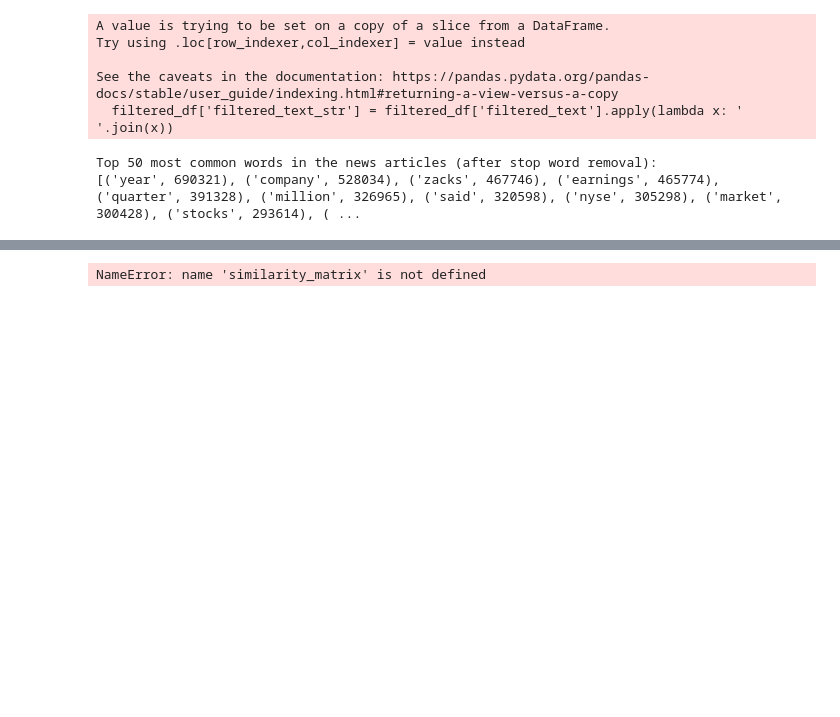
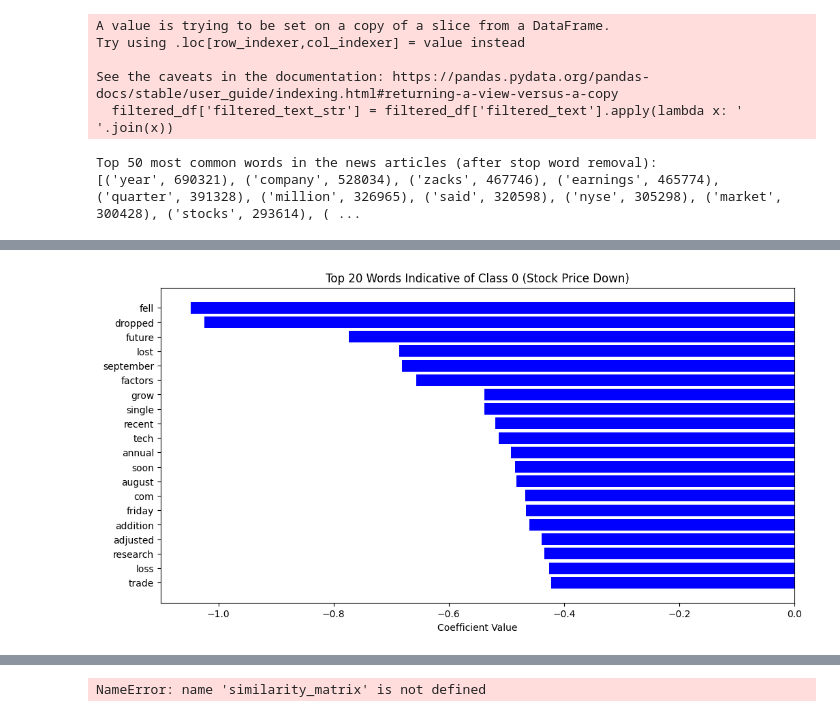
Before and after one commit to GeorgeAntono/Stock-Movement-Prediction, a Jupyter notebook: Data_preprocessing.ipynb, the cells around one changed output, grey strips where cells are left out. Drawn from its saved outputs; the diff is of its cells as text; code cells hidden in the pictures; blank space fills up the shorter version.

Commit message:
Fixed 20 Indicative words based on class

```diff
--- a/Data_preprocessing.ipynb
+++ b/Data_preprocessing.ipynb
@@ -184,0 +129,4 @@ plt.show()
+# %%
+# Train a linear classifier (e.g., Logistic Regression) on the TF-IDF matrix
+clf = LogisticRegression(max_iter=1000)
+clf.fit(tfidf_matrix, filtered_df['target'])
@@ -184,0 +159,23 @@ plt.show()
+# %%
+# Correct function to print top informative features for binary classification
+def print_top_features(vectorizer, coef):
+    """Prints features with the highest coefficient values for binary classification."""
+    feature_names = vectorizer.get_feature_names_out()
+
+    # Top 20 features with the most negative coefficients (indicative of Class 0)
+    top_features_class_0 = np.argsort(coef)[:20]
+    print("\nTop 20 Words Indicative of Class 0 (Stock Price Down):")
+    print(" ".join(feature_names[j] for j in top_features_class_0))
+
+    # Top 20 features with the most positive coefficients (indicative of Class 1)
+    top_features_class_1 = np.argsort(coef)[-20:]
+    print("\nTop 20 Words Indicative of Class 1 (Stock Price Up):")
+    print(" ".join(feature_names[j] for j in top_features_class_1))
+
+    return top_features_class_0, top_features_class_1
+
+# Extract the coefficients from the classifier
+coef = clf.coef_[0]
+
+# Print the most informative features and get the indices for visualization
+top_features_class_0, top_features_class_1 = print_top_features(vectorizer, coef)
@@ -184,0 +188,11 @@ plt.show()
+# %%
+
+# Visualize the top features for Class 0 (Stock Price Down)
+plt.figure(figsize=(12, 6))
+plt.barh([vectorizer.get_feature_names_out()[i] for i in top_features_class_0], coef[top_features_class_0], color='blue')
+plt.title('Top 20 Words Indicative of Class 0 (Stock Price Down)')
+plt.xlabel('Coefficient Value')
+plt.gca().invert_yaxis()
+plt.show()
+# %% [output]
+[figure, added]
```
Also changed, not shown: parts of 8 cells of this notebook.
